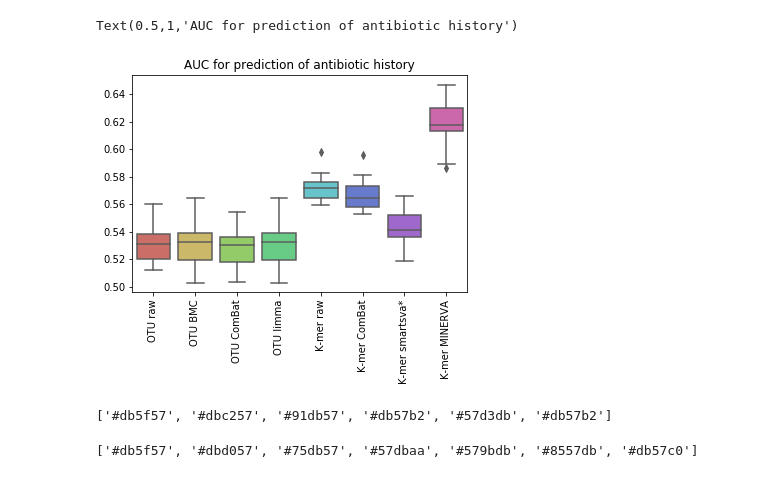
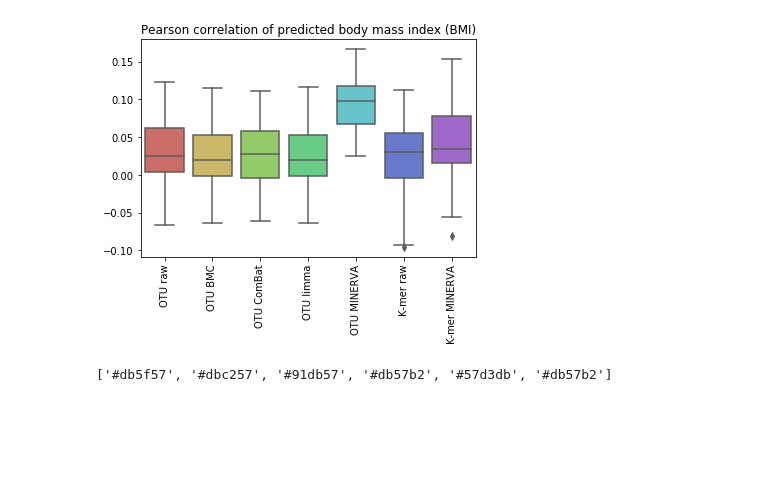
Before and after one commit to LeahBriscoe/microbatch_vc, a Jupyter notebook: Classifier/plotting_prediction_results_CI.ipynb, the cells around one changed output. Drawn from its saved outputs; the diff is of its cells as text; code cells hidden in the pictures; blank space fills up the shorter version.

Commit message:
var par and plotting

```diff
--- a/Classifier/plotting_prediction_results_CI.ipynb
+++ b/Classifier/plotting_prediction_results_CI.ipynb
@@ -8,8 +8,10 @@ data_folder = '/Users/leahbriscoe/Documents/MicroBatch/microbatch_vc/data/'
 plot_folder = '/Users/leahbriscoe/Documents/MicroBatch/microbatch_vc/plots/'
 # %%
 file_names =[ 'otu_BatchCorrected_bmi_corrected_pearson_and_mse',
-             'kmer_BatchCorrected_bmi_corrected_pearson_and_mse',
              'kmer_kmer_table_bmi_corrected_pearson_and_mse']
+
+
+             #'kmer_BatchCorrected_bmi_corrected_pearson_and_mse',
 
 
 
@@ -18,15 +20,16 @@ file_names =[ 'otu_BatchCorrected_bmi_corrected_pearson_and_mse',
 # file_names =[ 'otu_BatchCorrected_antibiotic_classification_auc',
 #              'kmer_BatchCorrected_antibiotic_classification_auc',
 #              'kmer_kmer_table_antibiotic_classification_auc']
-folder_names = ['AGP_otumatch_otu','AGP_otumatch_k7','AGP_otumatch_k7']#['AGP_healthymax_k6', 'AGP_healthymax_k7']
+folder_names = ['AGP_otumatch_otu','AGP_otumatch_k7'] #,'AGP_otumatch_k7']#['AGP_healthymax_k6', 'AGP_healthymax_k7']
 #['AGP_otumatch_otu','AGP_otumatch_k7','AGP_otumatch_k7']
 #['AGP_healthymax_k6', 'AGP_healthymax_k7']
-nice_names = ['OTU',"KMER","KMER"]#, 'KMER old batch correct','KMER MINERVA']
+nice_names = ['OTU',"KMER"] #,"KMER"]#, 'KMER old batch correct','KMER MINERVA']
 
 metric_word = 'pearson' #auc_all'#'
 classifier = 'bmi_prediction'#' 'Naive Bayes' #
 select_columns_bool = True
 title = 'Pearson correlation of predicted body mass index (BMI)'#''AUC for prediction of antibiotic history'#''
+special_name = "BMI prediction "
 # %%
 df_metric = pd.DataFrame()
 # %%
@@ -65,45 +70,40 @@ select_columns_bool = True
 # %%
 # ['6-mers norm', '6-mers no_scale_clr','6-mers scale_clr','7-mers norm','7-mers no_scale_clr','7-mers scale_clr']
 # ['6-mers Raw', '6-mers MINVERVA','6-mers MINERVA-scale', '7-mers Raw','7-mers MINVERVA','7-mers MINVERVA-scale']
 # Make boxplot for one group only
 
 current_palette = sns.color_palette()
 #sns.palplot(current_palette)
 palette = sns.color_palette("hls", 8)
 plot_color = palette.as_hex()
 
-select_columns = ['OTUraw','OTUbmc','OTUComBat','OTUlimma',
-                                 'KMERraw',"KMERComBat","KMERsmartsva","KMERno_scale_clr"]
+select_columns = ['OTUraw','OTUbmc','OTUComBat','OTUlimma','OTUclr_pca_regress_out_no_scale',
+                                 'KMERnorm',"KMERno_scale_clr"]
 
 # ['OTUraw','OTUbmc','OTUComBat','OTUlimma',
 #                                  'OTUclr_pca_regress_out_no_scale',"KMERnorm","KMERno_scale_clr"]
 
-select_labels = ['OTU raw','OTU BMC','OTU ComBat','OTU limma',
-                                     "K-mer raw","K-mer ComBat","K-mer smartsva*","K-mer MINERVA"]
+select_labels = ['OTU raw','OTU BMC','OTU ComBat','OTU limma', 'OTU MINERVA',
+                                     "K-mer raw","K-mer MINERVA"]
 #['OTU raw','OTU BMC','OTU ComBat','OTU limma',"OTU MINERVA","K-mer raw", "K-mer MINERVA"]
 
 
 # ['OTU raw','OTU BMC','OTU ComBat','OTU limma',
 #                                      "K-mer raw","K-mer ComBat","K-mer smartsva*",
 #                                     "K-mer MINERVA"]
 if select_columns_bool:
     g=sns.boxplot( data = df_metric[select_columns],palette=plot_color)
     #plot_color[0:4] + [plot_color[7]] + [plot_color[4]] + [plot_color[7]
     g.set_xticklabels(rotation=90,labels = select_labels) #df_metric.columns
 else:
     g=sns.boxplot( data = df_metric)
     g.set_xticklabels(rotation=90,labels = df_metric.columns)
 
 g.set_title(title)
-#plt.savefig(plot_folder + 'boxplots_' + classifier + '_' + metric_word + '.pdf',bbox_inches='tight')
-#plt.savefig(plot_folder + 'boxplots_' + classifier + '_' + metric_word +'.png',bbox_inches='tight')
+plt.savefig(plot_folder + 'boxplots_' + classifier + '_' + metric_word + "_" + special_name + '.pdf',bbox_inches='tight')
+plt.savefig(plot_folder + 'boxplots_' + classifier + '_' + metric_word + "_" + special_name + '.png',bbox_inches='tight')
 # %% [output]
-Text(0.5,1,'AUC for prediction of antibiotic history')
-[figure, old version]
+[figure, new version]
 # %%
 # %% [output]
 ['#db5f57', '#dbc257', '#91db57', '#db57b2', '#57d3db', '#db57b2']
-# %%
-plot_color
-# %% [output]
-['#db5f57', '#dbd057', '#75db57', '#57dbaa', '#579bdb', '#8557db', '#db57c0']
```
Also changed, not shown: parts of 3 cells of this notebook, 5 other files.
